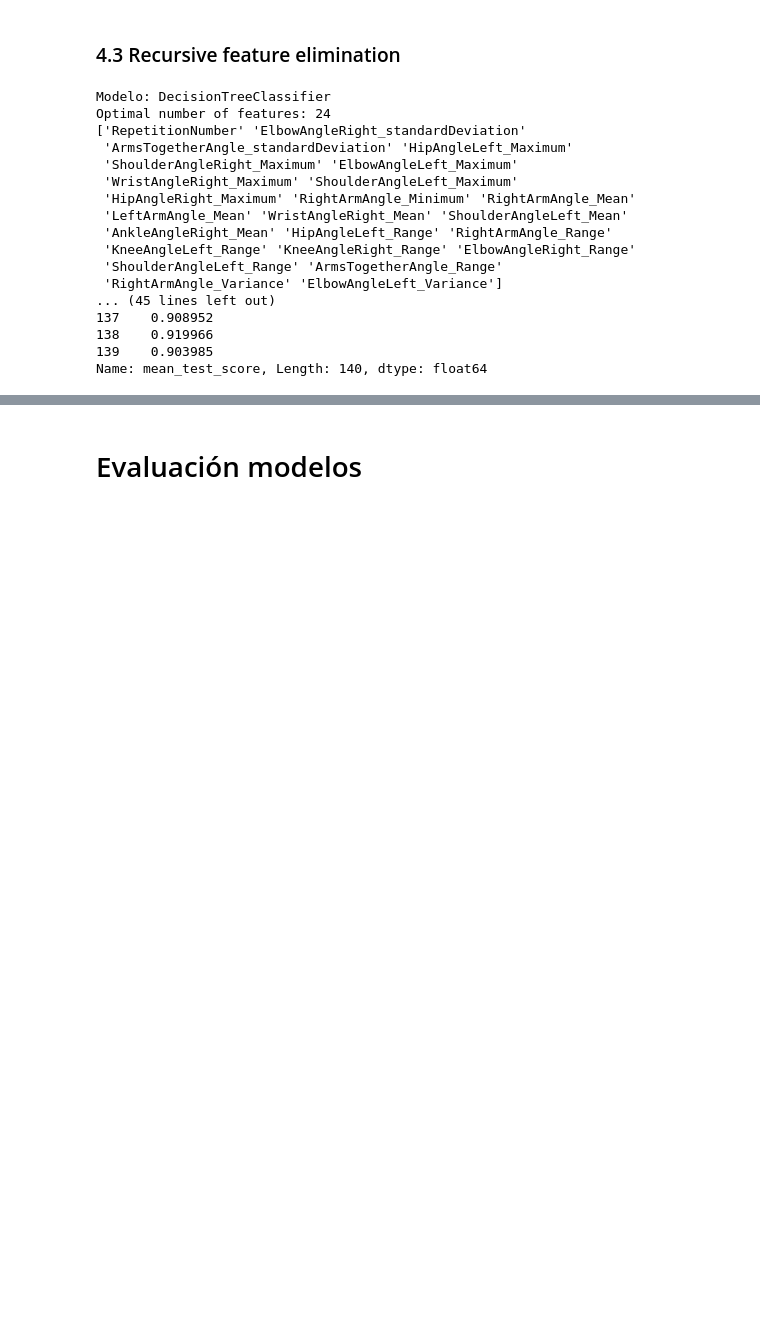
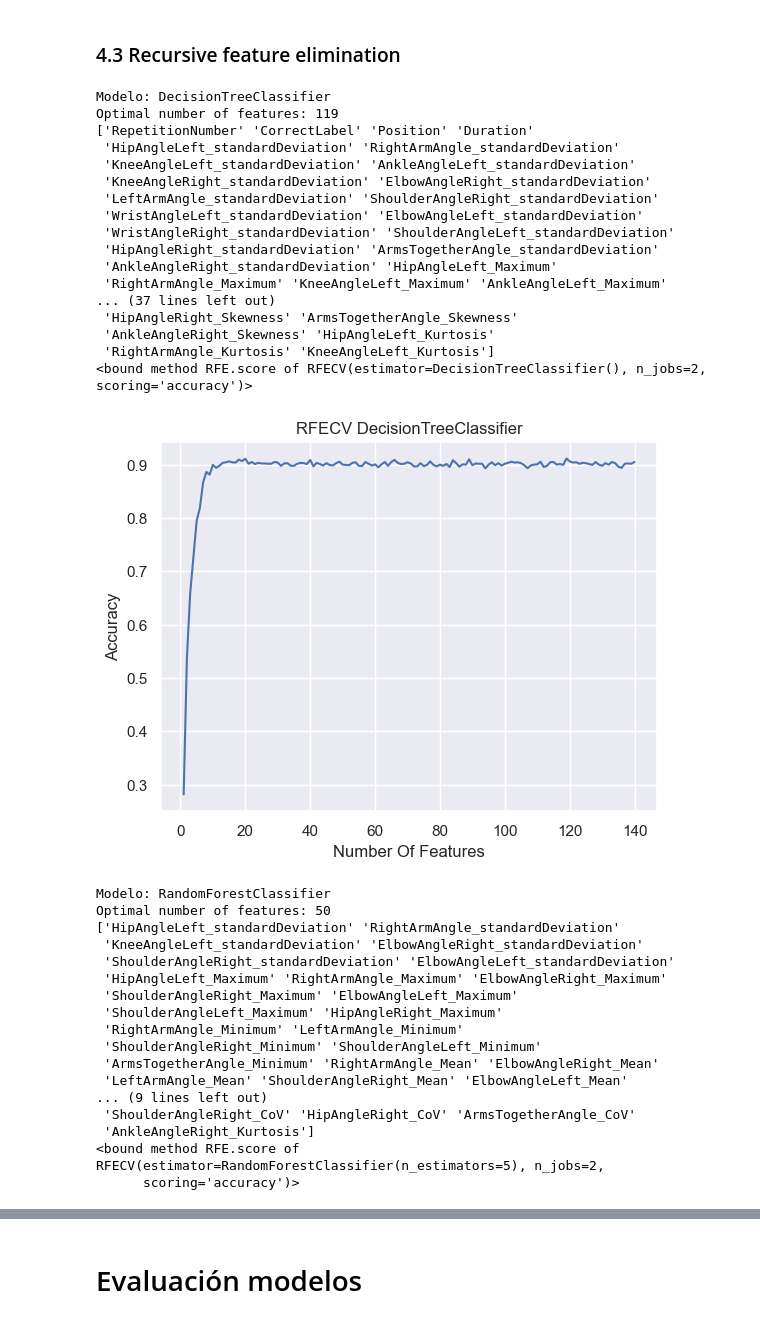
Before and after one commit to nmartinser/Telerehabilitation, a Jupyter notebook: notebooks/ml_gestureLabel.ipynb, the cells around one changed output, grey strips where cells are left out. Saved outputs shown, nothing was run; the diff lists cells and outputs as text; code cells hidden in the pictures; blank space fills up the shorter version.

```diff
--- a/notebooks/ml_gestureLabel.ipynb
+++ b/notebooks/ml_gestureLabel.ipynb
@@ -322,6 +404,6 @@ weighted avg       0.96      0.95      0.96       777
 # %%
-# for modelo in best_models:
-#     modelo.fit(X_fs, train_y)
+for modelo in best_models:
+    modelo.fit(X_fs, train_y)
 test_models(best_models, X_fs_test, test_y, test_result, 'H+Fs')
 # %% [output]
 Modelo: KNeighborsClassifier
@@ -351,36 +433,58 @@ models_with_coef = [dtree_rfe, rf_rfe]
 # %%
 def seleccion_variables(models, X, y):
     for model in models:
         rfecv = RFECV(
             estimator=model,
             scoring="accuracy",
             n_jobs=2 # Number of cores to run in parallel while fitting across folds.
         )
         rfecv.fit(X, y)
         print(f"\nModelo: {rfecv.estimator.__class__.__name__}")
         print(f"Optimal number of features: {rfecv.n_features_}")
         selected = rfecv.get_feature_names_out()
         print(selected)
+        print(rfecv.score)
         cv_results = pd.DataFrame(rfecv.cv_results_)
-        print("\nAccuracy")
-        print(cv_results['mean_test_score'])
+        plt.title(f"RFECV {rfecv.estimator.__class__.__name__}")
+        plt.xlabel("Number Of Features")
+        plt.ylabel("Accuracy")
+        plt.plot(range(1, len(cv_results['mean_test_score']) + 1), cv_results['mean_test_score'])
+        plt.show()
 
 seleccion_variables(models_with_coef, train_X, train_y)
 # %% [output]
 Modelo: DecisionTreeClassifier
-Optimal number of features: 24
-['RepetitionNumber' 'ElbowAngleRight_standardDeviation'
- 'ArmsTogetherAngle_standardDeviation' 'HipAngleLeft_Maximum'
- 'ShoulderAngleRight_Maximum' 'ElbowAngleLeft_Maximum'
- 'WristAngleRight_Maximum' 'ShoulderAngleLeft_Maximum'
- 'HipAngleRight_Maximum' 'RightArmAngle_Minimum' 'RightArmAngle_Mean'
- 'LeftArmAngle_Mean' 'WristAngleRight_Mean' 'ShoulderAngleLeft_Mean'
- 'AnkleAngleRight_Mean' 'HipAngleLeft_Range' 'RightArmAngle_Range'
- 'KneeAngleLeft_Range' 'KneeAngleRight_Range' 'ElbowAngleRight_Range'
- 'ShoulderAngleLeft_Range' 'ArmsTogetherAngle_Range'
- 'RightArmAngle_Variance' 'ElbowAngleLeft_Variance']
-... (45 lines left out)
-137    0.908952
-138    0.919966
-139    0.903985
-Name: mean_test_score, Length: 140, dtype: float64
+Optimal number of features: 119
+['RepetitionNumber' 'CorrectLabel' 'Position' 'Duration'
+ 'HipAngleLeft_standardDeviation' 'RightArmAngle_standardDeviation'
+ 'KneeAngleLeft_standardDeviation' 'AnkleAngleLeft_standardDeviation'
+ 'KneeAngleRight_standardDeviation' 'ElbowAngleRight_standardDeviation'
+ 'LeftArmAngle_standardDeviation' 'ShoulderAngleRight_standardDeviation'
+ 'WristAngleLeft_standardDeviation' 'ElbowAngleLeft_standardDeviation'
+ 'WristAngleRight_standardDeviation' 'ShoulderAngleLeft_standardDeviation'
+ 'HipAngleRight_standardDeviation' 'ArmsTogetherAngle_standardDeviation'
+ 'AnkleAngleRight_standardDeviation' 'HipAngleLeft_Maximum'
+ 'RightArmAngle_Maximum' 'KneeAngleLeft_Maximum' 'AnkleAngleLeft_Maximum'
+... (37 lines left out)
+ 'HipAngleRight_Skewness' 'ArmsTogetherAngle_Skewness'
+ 'AnkleAngleRight_Skewness' 'HipAngleLeft_Kurtosis'
+ 'RightArmAngle_Kurtosis' 'KneeAngleLeft_Kurtosis']
+<bound method RFE.score of RFECV(estimator=DecisionTreeClassifier(), n_jobs=2, scoring='accuracy')>
+[figure, added]
+Modelo: RandomForestClassifier
+Optimal number of features: 50
+['HipAngleLeft_standardDeviation' 'RightArmAngle_standardDeviation'
+ 'KneeAngleLeft_standardDeviation' 'ElbowAngleRight_standardDeviation'
+ 'ShoulderAngleRight_standardDeviation' 'ElbowAngleLeft_standardDeviation'
+ 'HipAngleLeft_Maximum' 'RightArmAngle_Maximum' 'ElbowAngleRight_Maximum'
+ 'ShoulderAngleRight_Maximum' 'ElbowAngleLeft_Maximum'
+ 'ShoulderAngleLeft_Maximum' 'HipAngleRight_Maximum'
+ 'RightArmAngle_Minimum' 'LeftArmAngle_Minimum'
+ 'ShoulderAngleRight_Minimum' 'ShoulderAngleLeft_Minimum'
+ 'ArmsTogetherAngle_Minimum' 'RightArmAngle_Mean' 'ElbowAngleRight_Mean'
+ 'LeftArmAngle_Mean' 'ShoulderAngleRight_Mean' 'ElbowAngleLeft_Mean'
+... (9 lines left out)
+ 'ShoulderAngleRight_CoV' 'HipAngleRight_CoV' 'ArmsTogetherAngle_CoV'
+ 'AnkleAngleRight_Kurtosis']
+<bound method RFE.score of RFECV(estimator=RandomForestClassifier(n_estimators=5), n_jobs=2,
+      scoring='accuracy')>
```
Also changed, not shown: parts of 18 cells of this notebook, 2 other files.
